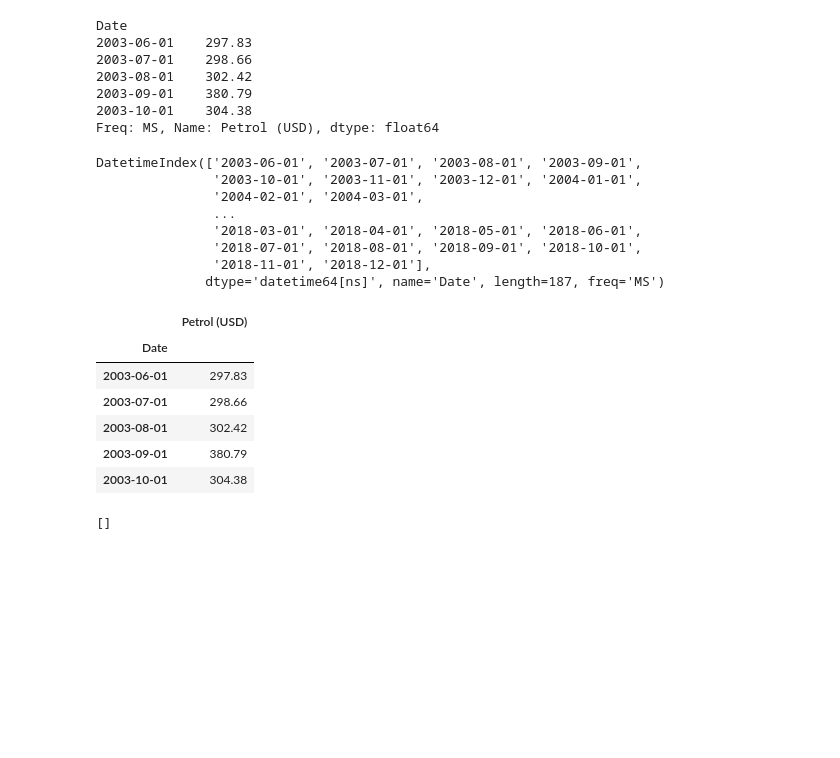
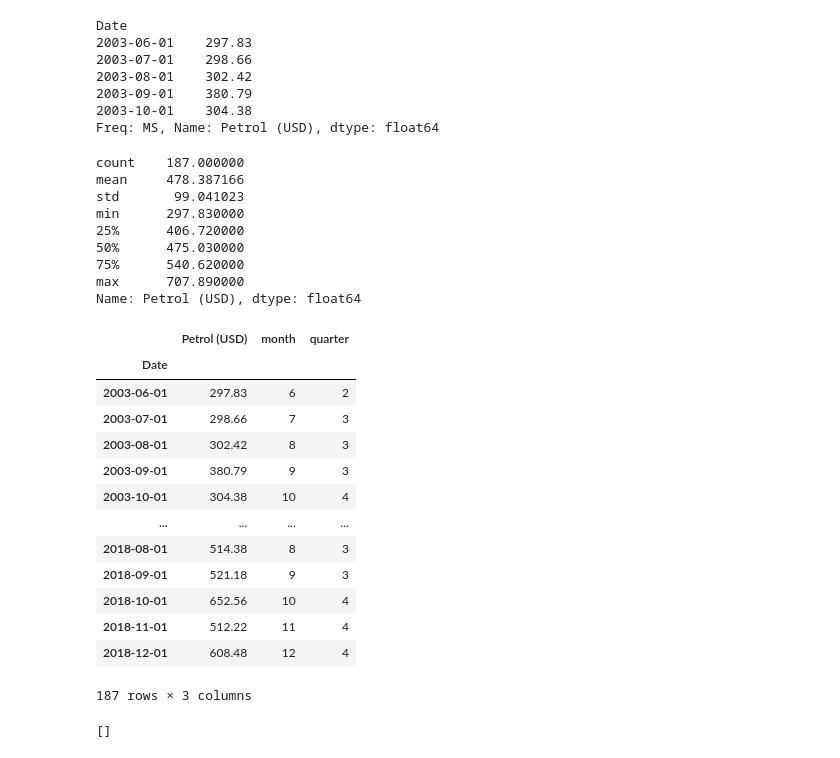
Before and after one commit to nikhil-xyz/Petrol-Price-Forecasting, a Jupyter notebook: research/ppf_trials.ipynb, the cells around one changed output. Drawn from its saved outputs; the diff is of its cells as text; code cells hidden in the pictures; blank space fills up the shorter version.

```diff
--- a/research/ppf_trials.ipynb
+++ b/research/ppf_trials.ipynb
@@ -191,31 +197,39 @@ Date
 2003-10-01    304.38
 Freq: MS, Name: Petrol (USD), dtype: float64
 # %%
-df.index
+df.describe()
 # %% [output]
-DatetimeIndex(['2003-06-01', '2003-07-01', '2003-08-01', '2003-09-01',
-               '2003-10-01', '2003-11-01', '2003-12-01', '2004-01-01',
-               '2004-02-01', '2004-03-01',
-               ...
-               '2018-03-01', '2018-04-01', '2018-05-01', '2018-06-01',
-               '2018-07-01', '2018-08-01', '2018-09-01', '2018-10-01',
-               '2018-11-01', '2018-12-01'],
-              dtype='datetime64[ns]', name='Date', length=187, freq='MS')
+count    187.000000
+mean     478.387166
+std       99.041023
+min      297.830000
+25%      406.720000
+50%      475.030000
+75%      540.620000
+max      707.890000
+Name: Petrol (USD), dtype: float64
 # %%
 df = pd.DataFrame(df)
-# %%
-df.head()
-# %% [output]
-|  | Petrol (USD) |
-| Date |  |
-| 2003-06-01 | 297.83 |
-| 2003-07-01 | 298.66 |
-| 2003-08-01 | 302.42 |
-| 2003-09-01 | 380.79 |
-| 2003-10-01 | 304.38 |
 # %%
 df['month'] = df.index.month
 df['quarter'] = df.index.quarter
+# %%
+df
+# %% [output]
+|  | Petrol (USD) | month | quarter |
+| Date |  |  |  |
+| 2003-06-01 | 297.83 | 6 | 2 |
+| 2003-07-01 | 298.66 | 7 | 3 |
+| 2003-08-01 | 302.42 | 8 | 3 |
+| 2003-09-01 | 380.79 | 9 | 3 |
+| 2003-10-01 | 304.38 | 10 | 4 |
+| ... | ... | ... | ... |
+| 2018-08-01 | 514.38 | 8 | 3 |
+| 2018-09-01 | 521.18 | 9 | 3 |
+| 2018-10-01 | 652.56 | 10 | 4 |
+| 2018-11-01 | 512.22 | 11 | 4 |
+| 2018-12-01 | 608.48 | 12 | 4 |
+187 rows × 3 columns
 # %%
 fig, ax = plt.subplots(figsize=(15, 5))
 sns.boxplot(data = df, x = 'month', y = 'Petrol (USD)')
```
Also changed, not shown: parts of 29 cells of this notebook, 4 other files.
